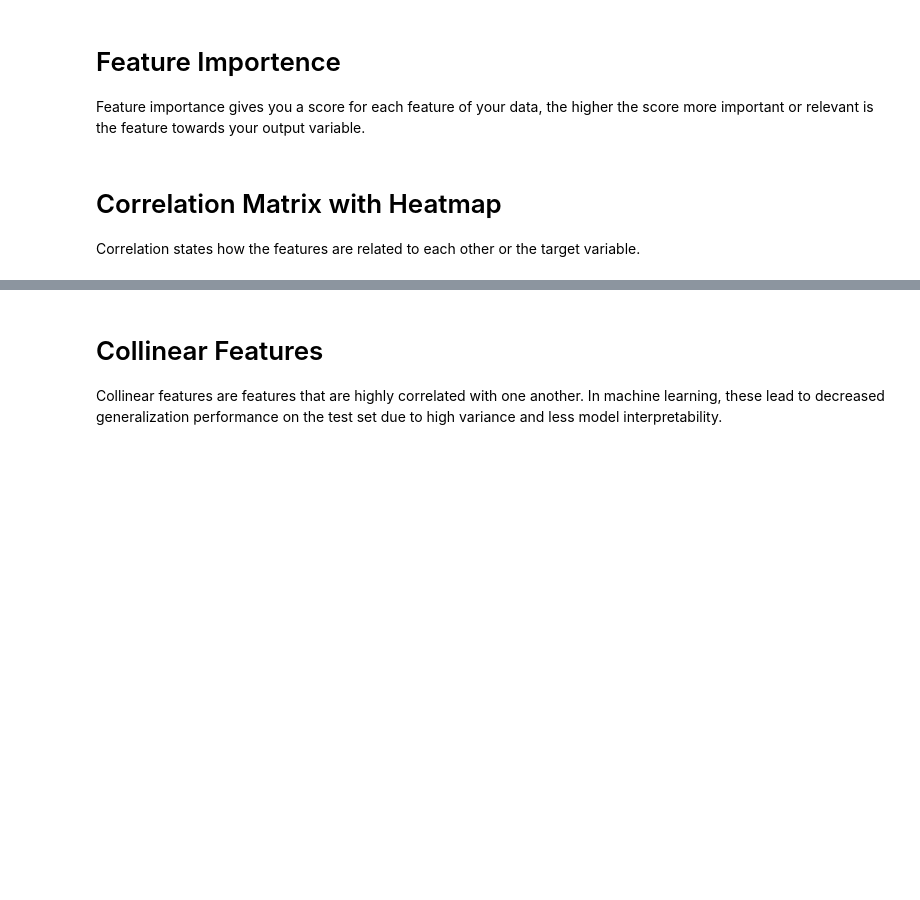
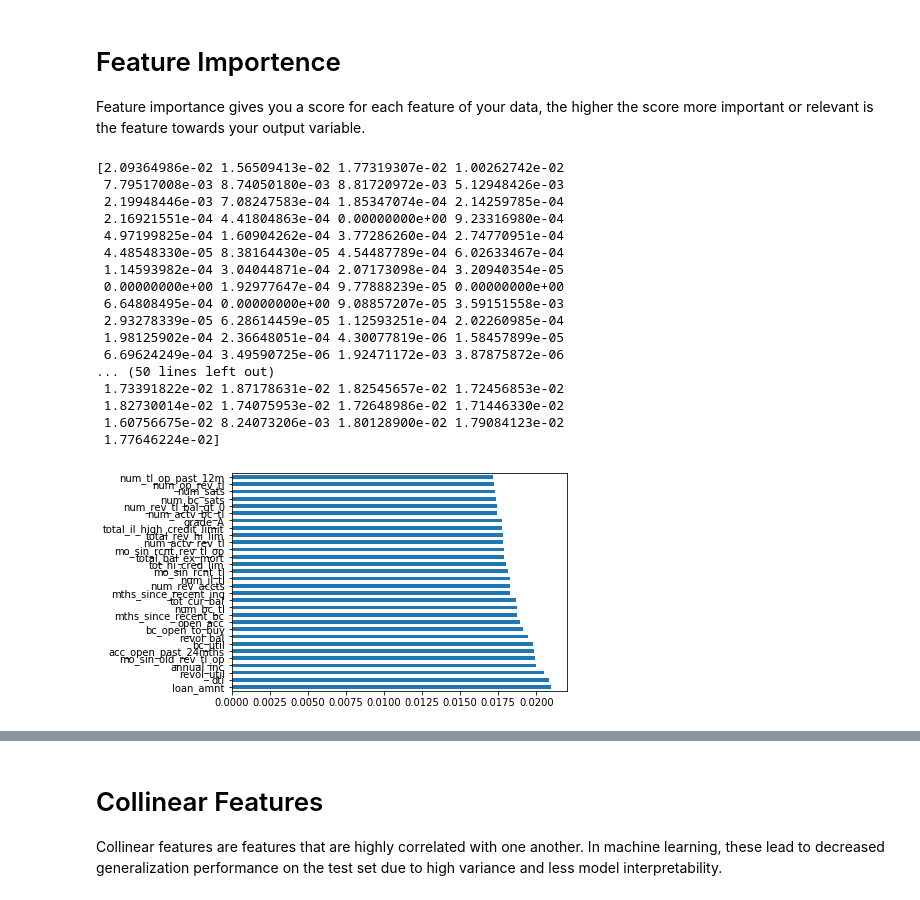
Before and after one commit to kuzb/machine-learning-course, a Jupyter notebook: proj/proj.ipynb, the cells around one changed output, grey strips where cells are left out. Drawn from its saved outputs; the diff is of its cells as text; code cells hidden in the pictures; blank space fills up the shorter version.

```diff
--- a/proj/proj.ipynb
+++ b/proj/proj.ipynb
@@ -32,8 +58,8 @@ https://towardsdatascience.com/feature-engineering-for-machine-learning-3a5e293a
 # %% [output]
 '\nhttps://towardsdatascience.com/feature-selection-techniques-in-machine-learning-with-python-f24e7da3f36e\nhttps://towardsdatascience.com/a-feature-selection-tool-for-machine-learning-in-python-b64d ...
 # %%
-test = pd.read_csv("./loansTest.csv")
-train = pd.read_csv("./loansTrain.csv")
+test = pd.read_csv("/content/drive/My Drive/Colab Notebooks/Proj/loansTest.csv")
+train = pd.read_csv("/content/drive/My Drive/Colab Notebooks/Proj/loansTrain.csv")
 # %%
 # extract feature columns
 feature_cols = list(train.columns[:-1])
@@ -76,7 +102,7 @@ def preprocess_features(X):
 # %% [markdown]
 # Feature Engineering
 # %%
-toBeTransform = ['emp_length','mo_sin_old_rev_tl_op','mo_sin_rcnt_rev_tl_op','mo_sin_rcnt_tl','mths_since_recent_bc','mths_since_recent_inq']
+toBeTransform = ['mo_sin_old_rev_tl_op','mo_sin_rcnt_rev_tl_op','mo_sin_rcnt_tl','mths_since_recent_bc','mths_since_recent_inq']
 # to help normalizing the magnitude diffrences in time related features
-# for t in toBeTransform:
-#     X_all[t] = (X_all[t]+1).transform(np.log)
+for t in toBeTransform:
+    X_all[t] = (X_all[t]+1).transform(np.log)
@@ -160,6 +175,9 @@ X_all['term'] = X_all['term'].replace([' 36 months', ' 60 months'], [0, 1])
 X_all['verification_status'] = pd.get_dummies(X_all['verification_status'], prefix = 'verification_status')
 X_all['purpose'] = pd.get_dummies(X_all['purpose'], prefix = 'purpose')
 X_all['application_type'] = pd.get_dummies(X_all['application_type'], prefix = 'application_type')
-X_all['emp_title'] = pd.get_dummies(X_all['emp_title'], prefix = 'emp_title')
+# X_all['emp_title'] = pd.get_dummies(X_all['emp_title'], prefix = 'emp_title')
 
-X_all.drop(['zip_code', 'dti', 'avg_cur_bal','application_type','chargeoff_within_12_mths','acc_now_delinq', 'delinq_amnt','percent_bc_gt_75','num_tl_120dpd_2m','num_tl_30dpd','num_tl_90g_dpd_24m','tax_liens'], axis=1, inplace=True)
+# Drop less necessery features
+X_all.drop(['zip_code', 'earliest_cr_line','avg_cur_bal','chargeoff_within_12_mths','acc_now_delinq','percent_bc_gt_75','num_tl_120dpd_2m','num_tl_30dpd','num_tl_90g_dpd_24m','tax_liens'], axis=1, inplace=True)
+
+X_all = preprocess_features(X_all)
@@ -168,3 +202,7 @@ X_all.drop(['zip_code', 'dti', 'avg_cur_bal','application_type','chargeoff_withi
+# %%
+X, X_test = X_all.iloc[:1000000,:], X_all.iloc[1000000:,:]
+
+X_train, X_val, y_train, y_val = train_test_split(X, y_all, train_size=0.05, random_state=1)
 # %% [markdown]
 # Univariate Selection
 Statistical tests can be used to select those features that have the strongest relationship with the output variable. Chi-squared (chi²) statistical test is being used to select 10 of the best features
@@ -185,13 +241,32 @@ Statistical tests can be used to select those features that have the strongest r
 # Feature Importence
 Feature importance gives you a score for each feature of your data, the higher the score more important or relevant is the feature towards your output variable.
 # %%
-# from sklearn.ensemble import ExtraTreesClassifier
-# import matplotlib.pyplot as plt
+from sklearn.ensemble import ExtraTreesClassifier
+import matplotlib.pyplot as plt
 
-# model = ExtraTreesClassifier()
-# model.fit(X_train,y_train)
-# print(model.feature_importances_) #use inbuilt class feature_importances of tree based classifiers
-# #plot graph of feature importances for better visualization
-# feat_importances = pd.Series(model.feature_importances_, index=X_train.columns)
-# feat_importances.nlargest(20).plot(kind='barh')
-# plt.show()
+model = ExtraTreesClassifier()
+model.fit(X_train,y_train)
+print(model.feature_importances_) #use inbuilt class feature_importances of tree based classifiers
+#plot graph of feature importances for better visualization
+feat_importances = pd.Series(model.feature_importances_, index=X_train.columns)
+feat_importances.nlargest(30).plot(kind='barh')
+plt.show()
+# %% [output]
+[2.09364986e-02 1.56509413e-02 1.77319307e-02 1.00262742e-02
+ 7.79517008e-03 8.74050180e-03 8.81720972e-03 5.12948426e-03
+ 2.19948446e-03 7.08247583e-04 1.85347074e-04 2.14259785e-04
+ 2.16921551e-04 4.41804863e-04 0.00000000e+00 9.23316980e-04
+ 4.97199825e-04 1.60904262e-04 3.77286260e-04 2.74770951e-04
+ 4.48548330e-05 8.38164430e-05 4.54487789e-04 6.02633467e-04
+ 1.14593982e-04 3.04044871e-04 2.07173098e-04 3.20940354e-05
+ 0.00000000e+00 1.92977647e-04 9.77888239e-05 0.00000000e+00
+ 6.64808495e-04 0.00000000e+00 9.08857207e-05 3.59151558e-03
+ 2.93278339e-05 6.28614459e-05 1.12593251e-04 2.02260985e-04
+ 1.98125902e-04 2.36648051e-04 4.30077819e-06 1.58457899e-05
+ 6.69624249e-04 3.49590725e-06 1.92471172e-03 3.87875872e-06
+... (50 lines left out)
+ 1.73391822e-02 1.87178631e-02 1.82545657e-02 1.72456853e-02
+ 1.82730014e-02 1.74075953e-02 1.72648986e-02 1.71446330e-02
+ 1.60756675e-02 8.24073206e-03 1.80128900e-02 1.79084123e-02
+ 1.77646224e-02]
+[figure, added]
@@ -201,3 +272,0 @@ Feature importance gives you a score for each feature of your data, the higher t
-# %% [markdown]
-# Correlation Matrix with Heatmap
-Correlation states how the features are related to each other or the target variable.
```
Also changed, not shown: parts of 40 cells of this notebook.
